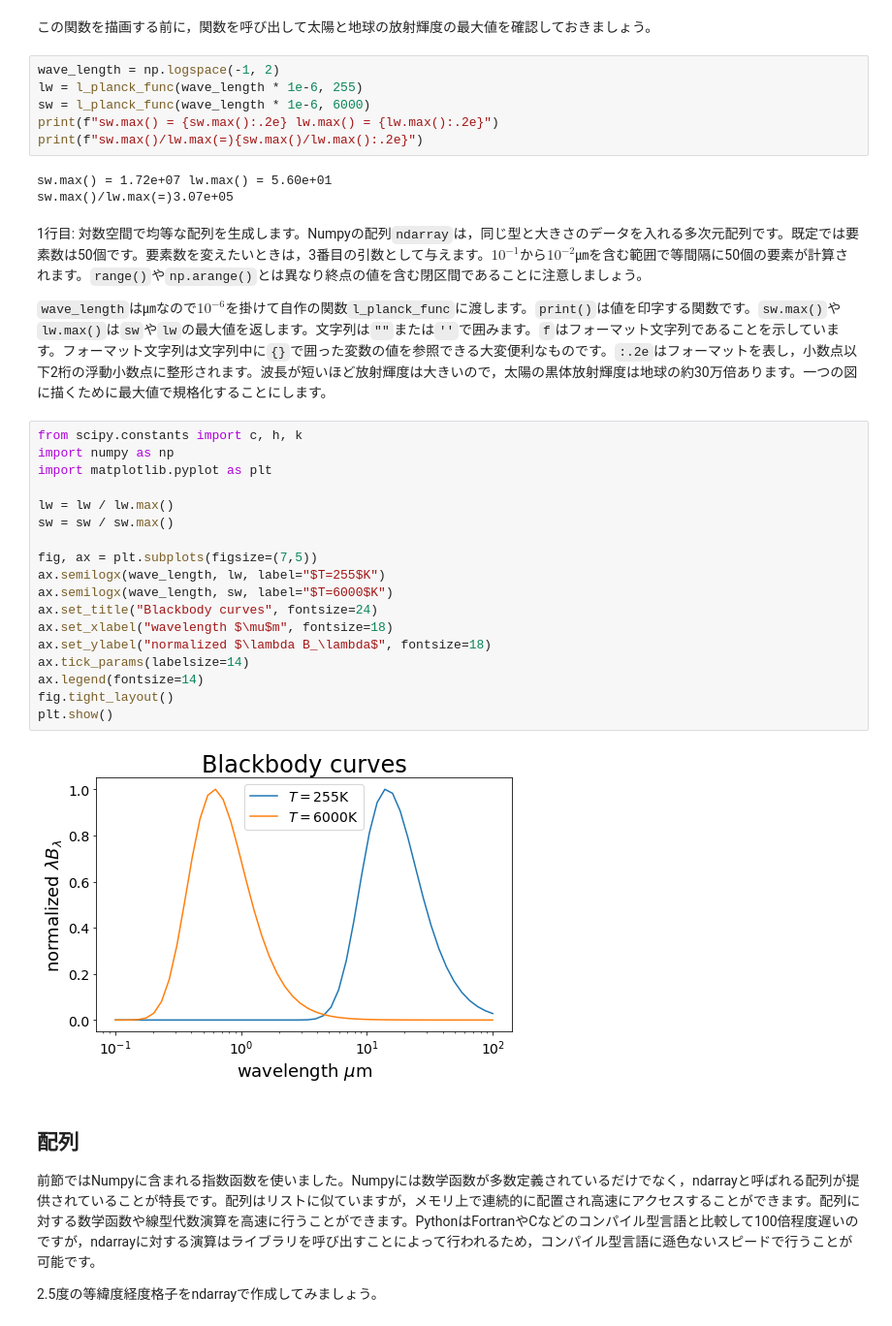
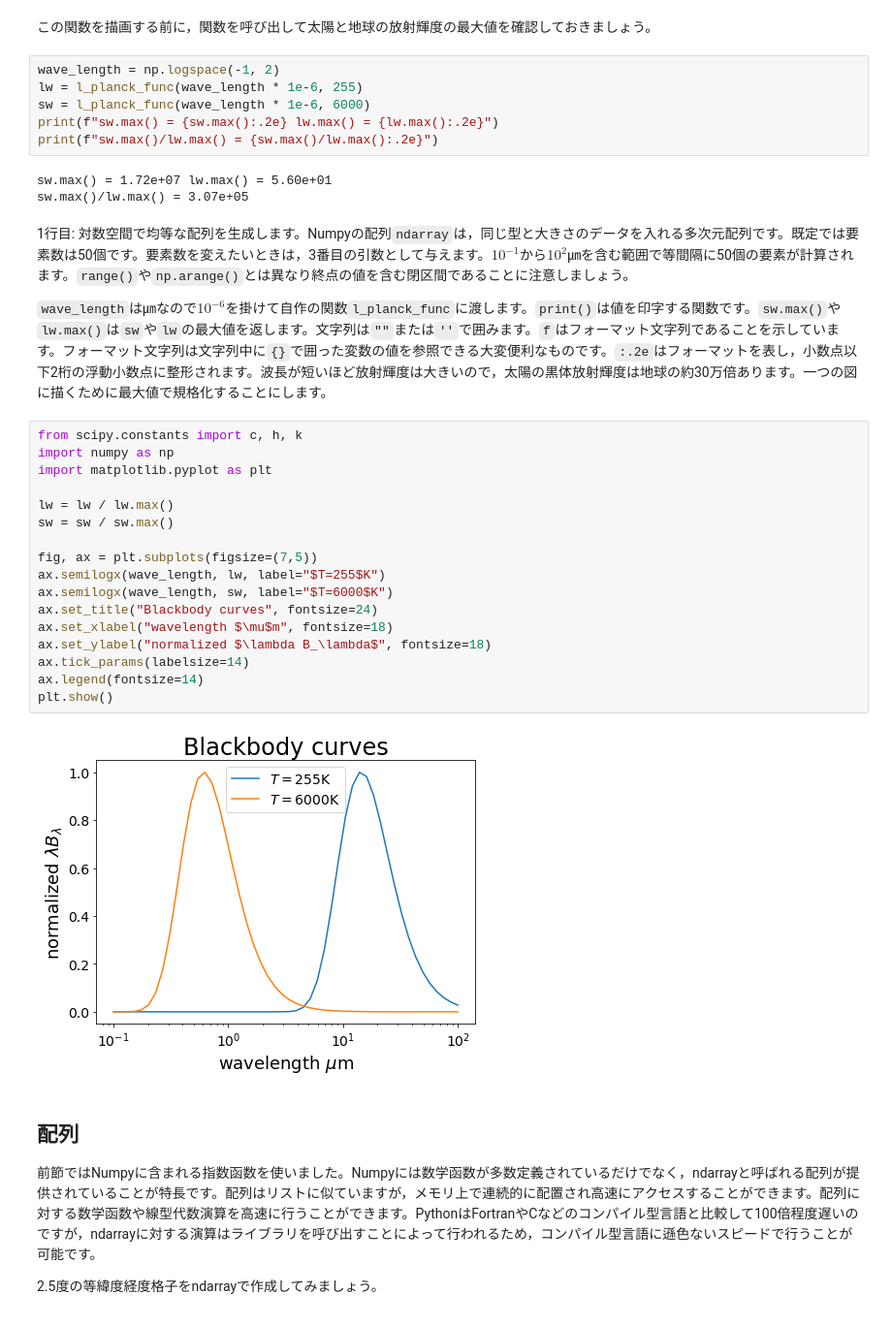
Before and after one commit to tenomoto/pymetds, a Jupyter notebook: Numpy.ipynb, the cells around one changed output. Shown: that part at 97% size. Saved outputs shown, nothing was run; the diff lists cells and outputs as text.

```diff
--- a/Numpy.ipynb
+++ b/Numpy.ipynb
@@ -29,34 +29,33 @@ wave_length = np.logspace(-1, 2)
 lw = l_planck_func(wave_length * 1e-6, 255)
 sw = l_planck_func(wave_length * 1e-6, 6000)
 print(f"sw.max() = {sw.max():.2e} lw.max() = {lw.max():.2e}")
-print(f"sw.max()/lw.max(=){sw.max()/lw.max():.2e}")
+print(f"sw.max()/lw.max() = {sw.max()/lw.max():.2e}")
 # %% [output]
 sw.max() = 1.72e+07 lw.max() = 5.60e+01
-sw.max()/lw.max(=)3.07e+05
+sw.max()/lw.max() = 3.07e+05
 # %% [markdown]
-1行目: 対数空間で均等な配列を生成します。Numpyの配列`ndarray`は，同じ型と大きさのデータを入れる多次元配列です。既定では要素数は50個です。要素数を変えたいときは，3番目の引数として与えます。$10^{-1}$から$10^{-2}$㎛を含む範囲で等間隔に50個の要素が計算されます。`range()`や`np.arange()`とは異なり終点の値を含む閉区間であることに注意しましょう。
+1行目: 対数空間で均等な配列を生成します。Numpyの配列`ndarray`は，同じ型と大きさのデータを入れる多次元配列です。既定では要素数は50個です。要素数を変えたいときは，3番目の引数として与えます。$10^{-1}$から$10^{2}$㎛を含む範囲で等間隔に50個の要素が計算されます。`range()`や`np.arange()`とは異なり終点の値を含む閉区間であることに注意しましょう。
 
 `wave_length`は㎛なので$10^{-6}$を掛けて自作の関数`l_planck_func`に渡します。`print()`は値を印字する関数です。`sw.max()`や`lw.max()`は`sw`や`lw`の最大値を返します。文字列は`""`または`''`で囲みます。`f`はフォーマット文字列であることを示しています。フォーマット文字列は文字列中に`{}`で囲った変数の値を参照できる大変便利なものです。`:.2e`はフォーマットを表し，小数点以下2桁の浮動小数点に整形されます。波長が短いほど放射輝度は大きいので，太陽の黒体放射輝度は地球の約30万倍あります。一つの図に描くために最大値で規格化することにします。
 # %%
 from scipy.constants import c, h, k
 import numpy as np
 import matplotlib.pyplot as plt
 
 lw = lw / lw.max()
 sw = sw / sw.max()
 
 fig, ax = plt.subplots(figsize=(7,5))
 ax.semilogx(wave_length, lw, label="$T=255$K")
 ax.semilogx(wave_length, sw, label="$T=6000$K")
 ax.set_title("Blackbody curves", fontsize=24)
 ax.set_xlabel("wavelength $\mu$m", fontsize=18)
 ax.set_ylabel("normalized $\lambda B_\lambda$", fontsize=18)
 ax.tick_params(labelsize=14)
 ax.legend(fontsize=14)
-fig.tight_layout()
 plt.show()
 # %% [output]
-[figure, old version]
+[figure, new version]
 # %% [markdown]
 ## 配列
 
```
Also changed, not shown: parts of 3 cells of this notebook, 12 other files.
